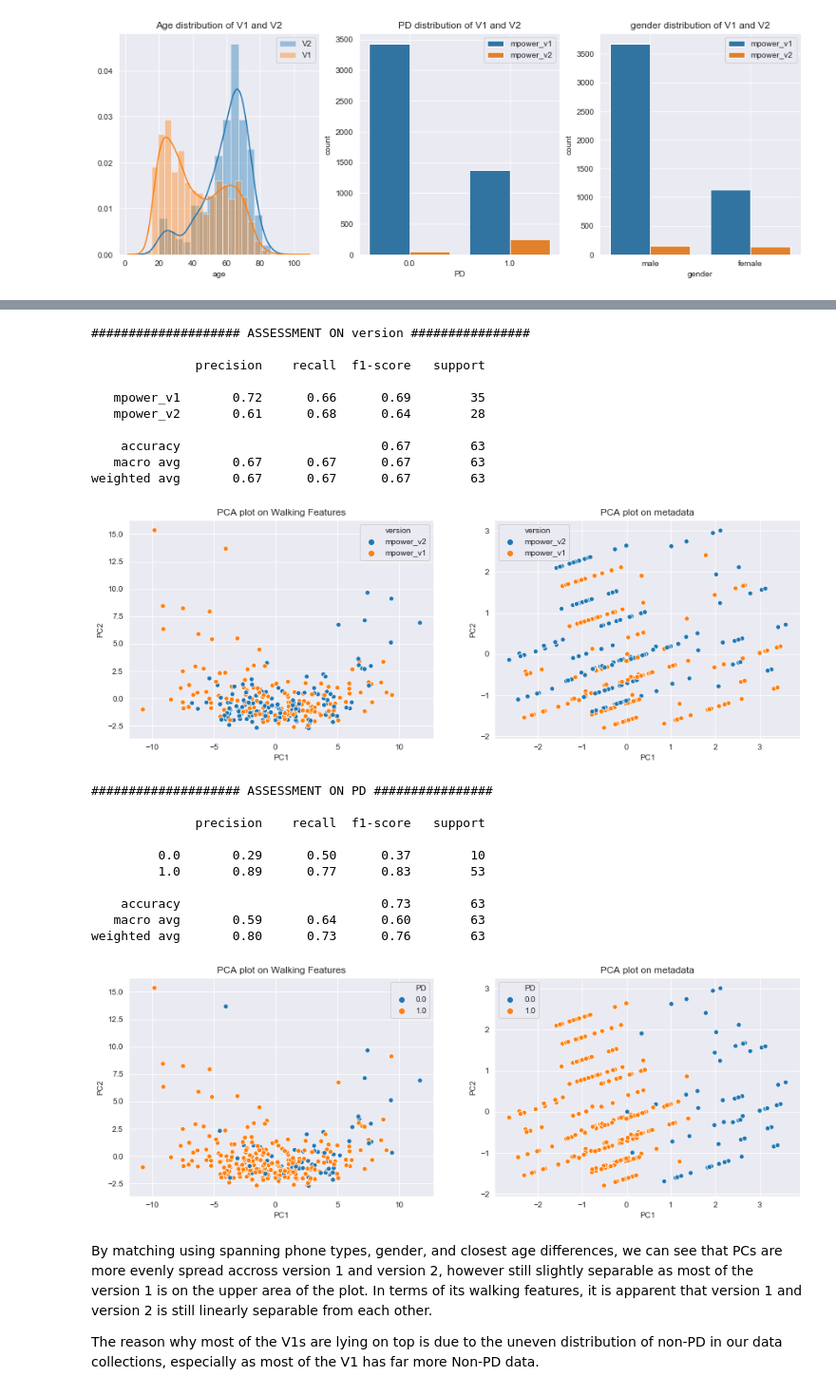
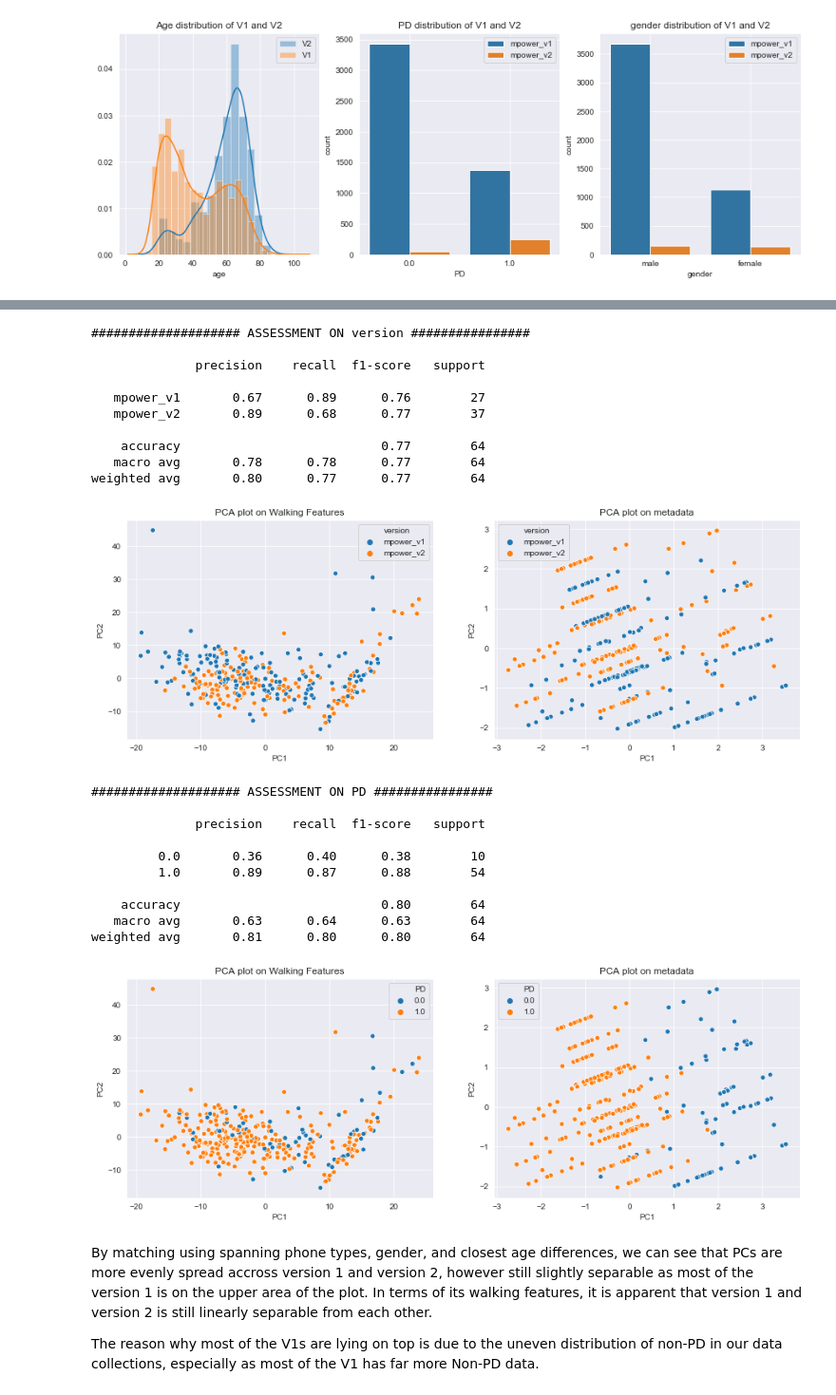
Before and after one commit to arytontediarjo/mPower-Analysis, a Jupyter notebook: Notebooks/Organized_Notebooks/02.pca_matching.ipynb, the cells around one changed output, grey strips where cells are left out. Shown at 95% size. Drawn from its saved outputs; the diff is of its cells as text; code cells hidden in the pictures.

```diff
--- a/Notebooks/Organized_Notebooks/02.pca_matching.ipynb
+++ b/Notebooks/Organized_Notebooks/02.pca_matching.ipynb
@@ -324,9 +196,8 @@ dataV1 = data[data["version"] == "mpower_v1"]
 dataV2 = data[data["version"] == "mpower_v2"]
 data = pd.concat([dataV1, dataV2]).reset_index(drop = True)
 data = process.addFeatures().transform(data)
-data = process.collapseFeatures(aggregation_type = "max").transform(data)
+data = process.collapseFeatures().transform(data)
 data["phone_type"] = data["phoneInfo"].apply(annot_phone)
-data = data[[feat for feat in data.columns if "0" not in feat]]
 # %% [markdown]
 ### Type of phones that span accross versions
 # %%
@@ -380,12 +251,12 @@ From the tabular dataframe above, we can see that there are only several phones
 ### 1.) Pre-matching Dataset (default)
 # %%
 ## get encoded data
-encoded_data = OHE_data(data)[0]
+encoded_data = model.one_hot_encode(data, "phone_type", "gender", "version")
+OHE_cols = [feat for feat in encoded_data.columns if ("OHE" in feat) or ("age" in feat) or ("PD" in feat)]
 
 ## column feature lists
 walking_feat_cols = [feat for feat in data.columns if "." in feat]
 metadata_feat_cols = [feat for feat in data.columns if ("." not in feat) and ("healthCode" not in feat)]
-OHE_feat_cols = OHE_data(data)[1]
 # %%
 show_distribution(encoded_data[metadata_feat_cols], "version")
 # %% [output]
@@ -428,29 +299,29 @@ show_distribution(balance_hc_data[metadata_feat_cols], "version")
 # %%
-PCA_plotter(balance_hc_data, walking_feat_cols, OHE_feat_cols, "version")
-PCA_plotter(balance_hc_data, walking_feat_cols, OHE_feat_cols, "PD")
+PCA_plotter(balance_hc_data, walking_feat_cols, OHE_cols, "version")
+PCA_plotter(balance_hc_data, walking_feat_cols, OHE_cols, "PD")
 # %% [output]
 #################### ASSESSMENT ON version ################
 
               precision    recall  f1-score   support
 
-   mpower_v1       0.72      0.66      0.69        35
-   mpower_v2       0.61      0.68      0.64        28
+   mpower_v1       0.67      0.89      0.76        27
+   mpower_v2       0.89      0.68      0.77        37
 
-    accuracy                           0.67        63
-   macro avg       0.67      0.67      0.67        63
-weighted avg       0.67      0.67      0.67        63
+    accuracy                           0.77        64
+   macro avg       0.78      0.78      0.77        64
+weighted avg       0.80      0.77      0.77        64
-[figure, old version]
+[figure, new version]
 #################### ASSESSMENT ON PD ################
 
               precision    recall  f1-score   support
 
-         0.0       0.29      0.50      0.37        10
-         1.0       0.89      0.77      0.83        53
+         0.0       0.36      0.40      0.38        10
+         1.0       0.89      0.87      0.88        54
 
-    accuracy                           0.73        63
-   macro avg       0.59      0.64      0.60        63
-weighted avg       0.80      0.73      0.76        63
+    accuracy                           0.80        64
+   macro avg       0.63      0.64      0.63        64
+weighted avg       0.81      0.80      0.80        64
-[figure, old version]
+[figure, new version]
 # %% [markdown]
 By matching using spanning phone types, gender, and closest age differences, we can see that PCs are more evenly spread accross version 1 and version 2, however still slightly separable as most of the version 1 is on the upper area of the plot. In terms of its walking features, it is apparent that version 1 and version 2 is still linearly separable from each other.
 
```
Also changed, not shown: parts of 49 cells of this notebook, 9 other files.
